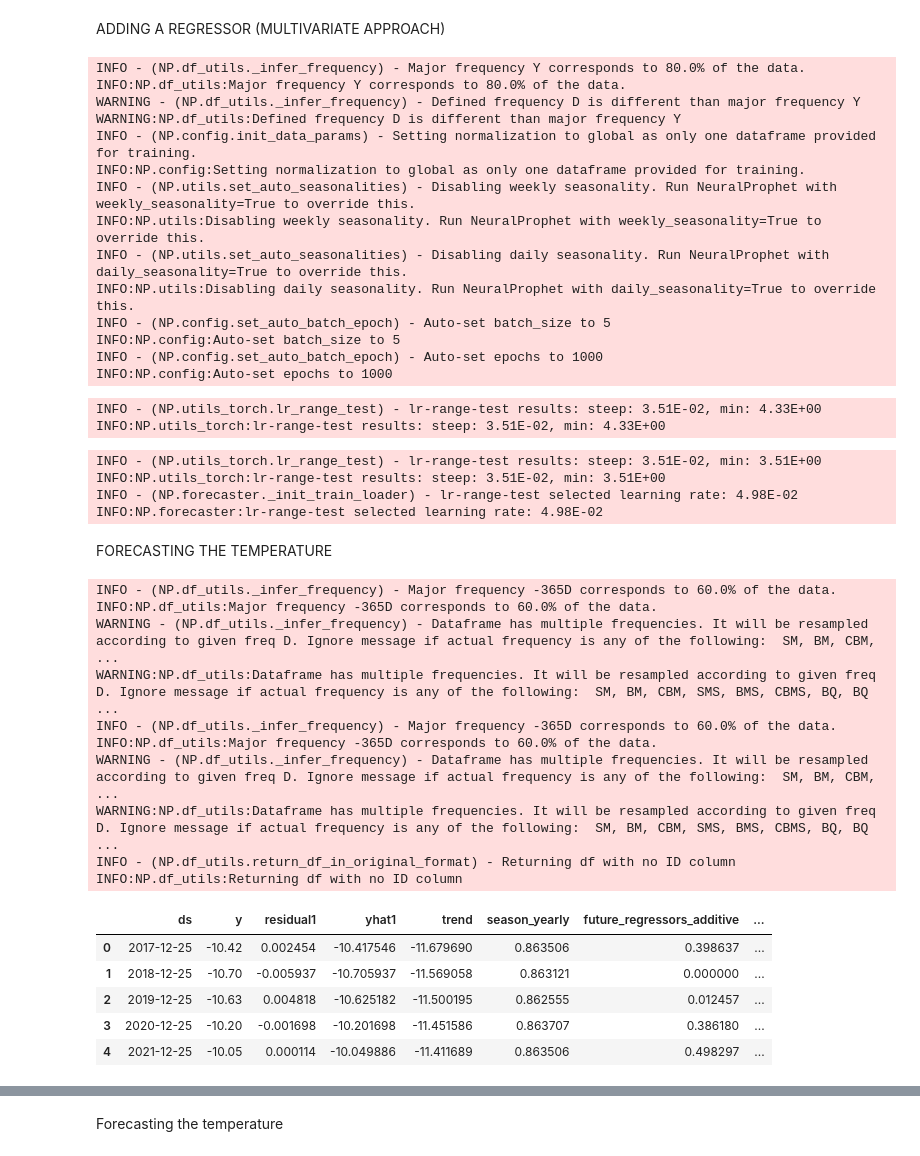
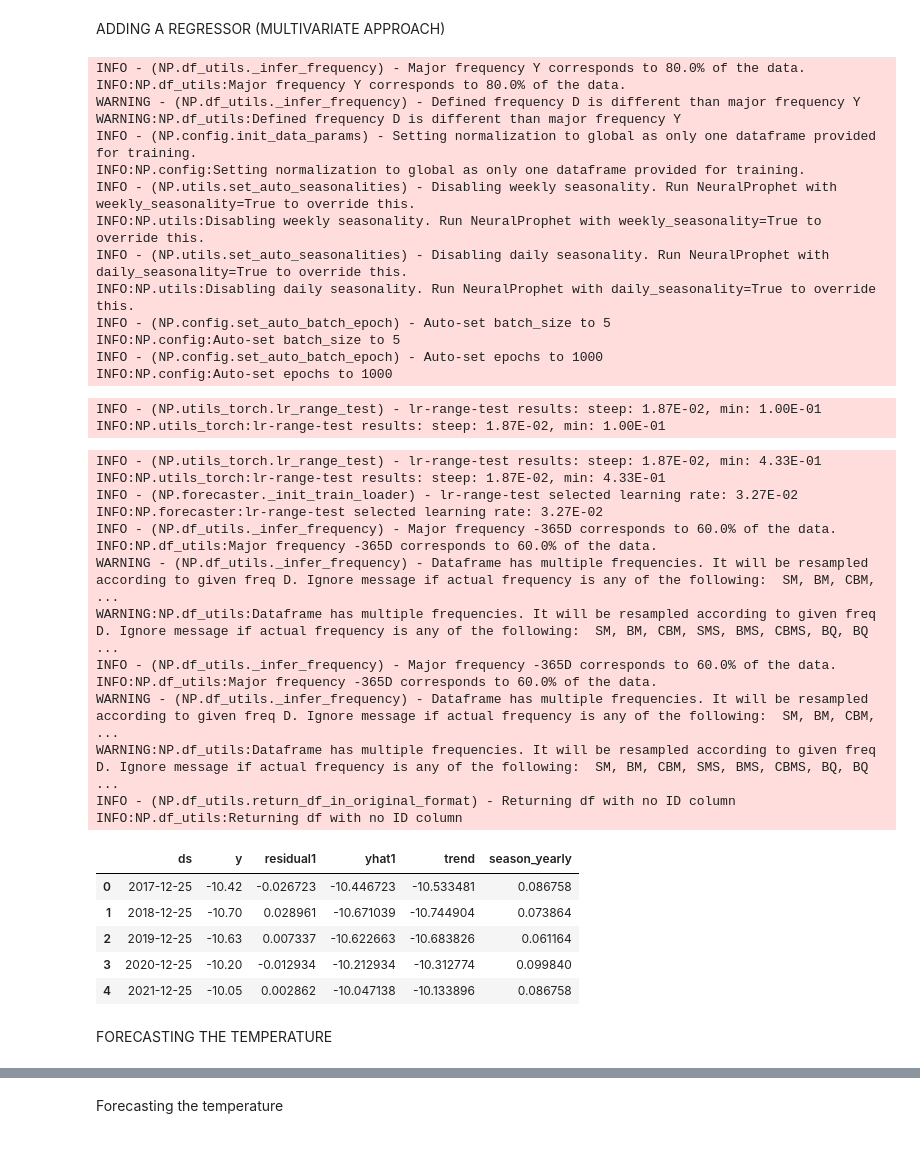
Before and after one commit to deamonknoppix/Python_Projects, a Jupyter notebook: Weather_Forecast.ipynb, the cells around one changed output, grey strips where cells are left out. Cells and saved outputs as stored; diff of their text form; code cells hidden in the pictures.

```diff
--- a/Weather_Forecast.ipynb
+++ b/Weather_Forecast.ipynb
@@ -96,48 +105,45 @@ new_column.tail()
 ADDING A REGRESSOR (MULTIVARIATE APPROACH)
 # %%
 n = NeuralProphet()
-n.add_future_regressor('z')
-model = n.fit(new_column, freq='D',)
+model = n.fit(new_column, freq='D')
+forecast = n.predict(new_column)
+forecast.tail()
 # %% [output]
 INFO - (NP.df_utils._infer_frequency) - Major frequency Y corresponds to 80.0% of the data.
 INFO:NP.df_utils:Major frequency Y corresponds to 80.0% of the data.
 WARNING - (NP.df_utils._infer_frequency) - Defined frequency D is different than major frequency Y
 WARNING:NP.df_utils:Defined frequency D is different than major frequency Y
 INFO - (NP.config.init_data_params) - Setting normalization to global as only one dataframe provided for training.
 INFO:NP.config:Setting normalization to global as only one dataframe provided for training.
 INFO - (NP.utils.set_auto_seasonalities) - Disabling weekly seasonality. Run NeuralProphet with weekly_seasonality=True to override this.
 INFO:NP.utils:Disabling weekly seasonality. Run NeuralProphet with weekly_seasonality=True to override this.
 INFO - (NP.utils.set_auto_seasonalities) - Disabling daily seasonality. Run NeuralProphet with daily_seasonality=True to override this.
 INFO:NP.utils:Disabling daily seasonality. Run NeuralProphet with daily_seasonality=True to override this.
 INFO - (NP.config.set_auto_batch_epoch) - Auto-set batch_size to 5
 INFO:NP.config:Auto-set batch_size to 5
 INFO - (NP.config.set_auto_batch_epoch) - Auto-set epochs to 1000
 INFO:NP.config:Auto-set epochs to 1000
-INFO - (NP.utils_torch.lr_range_test) - lr-range-test results: steep: 3.51E-02, min: 4.33E+00
-INFO:NP.utils_torch:lr-range-test results: steep: 3.51E-02, min: 4.33E+00
+INFO - (NP.utils_torch.lr_range_test) - lr-range-test results: steep: 1.87E-02, min: 1.00E-01
+INFO:NP.utils_torch:lr-range-test results: steep: 1.87E-02, min: 1.00E-01
-INFO - (NP.utils_torch.lr_range_test) - lr-range-test results: steep: 3.51E-02, min: 3.51E+00
-INFO:NP.utils_torch:lr-range-test results: steep: 3.51E-02, min: 3.51E+00
-INFO - (NP.forecaster._init_train_loader) - lr-range-test selected learning rate: 4.98E-02
-INFO:NP.forecaster:lr-range-test selected learning rate: 4.98E-02
+INFO - (NP.utils_torch.lr_range_test) - lr-range-test results: steep: 1.87E-02, min: 4.33E-01
+INFO:NP.utils_torch:lr-range-test results: steep: 1.87E-02, min: 4.33E-01
+INFO - (NP.forecaster._init_train_loader) - lr-range-test selected learning rate: 3.27E-02
+INFO:NP.forecaster:lr-range-test selected learning rate: 3.27E-02
+INFO - (NP.df_utils._infer_frequency) - Major frequency -365D corresponds to 60.0% of the data.
+INFO:NP.df_utils:Major frequency -365D corresponds to 60.0% of the data.
+WARNING - (NP.df_utils._infer_frequency) - Dataframe has multiple frequencies. It will be resampled according to given freq D. Ignore message if actual frequency is any of the following:  SM, BM, CBM, ...
+WARNING:NP.df_utils:Dataframe has multiple frequencies. It will be resampled according to given freq D. Ignore message if actual frequency is any of the following:  SM, BM, CBM, SMS, BMS, CBMS, BQ, BQ ...
+INFO - (NP.df_utils._infer_frequency) - Major frequency -365D corresponds to 60.0% of the data.
+INFO:NP.df_utils:Major frequency -365D corresponds to 60.0% of the data.
+WARNING - (NP.df_utils._infer_frequency) - Dataframe has multiple frequencies. It will be resampled according to given freq D. Ignore message if actual frequency is any of the following:  SM, BM, CBM, ...
+WARNING:NP.df_utils:Dataframe has multiple frequencies. It will be resampled according to given freq D. Ignore message if actual frequency is any of the following:  SM, BM, CBM, SMS, BMS, CBMS, BQ, BQ ...
+INFO - (NP.df_utils.return_df_in_original_format) - Returning df with no ID column
+INFO:NP.df_utils:Returning df with no ID column
+|  | ds | y | residual1 | yhat1 | trend | season_yearly |
+| 0 | 2017-12-25 | -10.42 | -0.026723 | -10.446723 | -10.533481 | 0.086758 |
+| 1 | 2018-12-25 | -10.70 | 0.028961 | -10.671039 | -10.744904 | 0.073864 |
+| 2 | 2019-12-25 | -10.63 | 0.007337 | -10.622663 | -10.683826 | 0.061164 |
+| 3 | 2020-12-25 | -10.20 | -0.012934 | -10.212934 | -10.312774 | 0.099840 |
+| 4 | 2021-12-25 | -10.05 | 0.002862 | -10.047138 | -10.133896 | 0.086758 |
 # %% [markdown]
 FORECASTING THE TEMPERATURE
-# %%
-forecast = n.predict(new_column)
-forecast.tail()
-# %% [output]
-INFO - (NP.df_utils._infer_frequency) - Major frequency -365D corresponds to 60.0% of the data.
-INFO:NP.df_utils:Major frequency -365D corresponds to 60.0% of the data.
-WARNING - (NP.df_utils._infer_frequency) - Dataframe has multiple frequencies. It will be resampled according to given freq D. Ignore message if actual frequency is any of the following:  SM, BM, CBM, ...
-WARNING:NP.df_utils:Dataframe has multiple frequencies. It will be resampled according to given freq D. Ignore message if actual frequency is any of the following:  SM, BM, CBM, SMS, BMS, CBMS, BQ, BQ ...
-INFO - (NP.df_utils._infer_frequency) - Major frequency -365D corresponds to 60.0% of the data.
-INFO:NP.df_utils:Major frequency -365D corresponds to 60.0% of the data.
-WARNING - (NP.df_utils._infer_frequency) - Dataframe has multiple frequencies. It will be resampled according to given freq D. Ignore message if actual frequency is any of the following:  SM, BM, CBM, ...
-WARNING:NP.df_utils:Dataframe has multiple frequencies. It will be resampled according to given freq D. Ignore message if actual frequency is any of the following:  SM, BM, CBM, SMS, BMS, CBMS, BQ, BQ ...
-INFO - (NP.df_utils.return_df_in_original_format) - Returning df with no ID column
-INFO:NP.df_utils:Returning df with no ID column
-|  | ds | y | residual1 | yhat1 | trend | season_yearly | future_regressors_additive | ... |
-| 0 | 2017-12-25 | -10.42 | 0.002454 | -10.417546 | -11.679690 | 0.863506 | 0.398637 | ... |
-| 1 | 2018-12-25 | -10.70 | -0.005937 | -10.705937 | -11.569058 | 0.863121 | 0.000000 | ... |
-| 2 | 2019-12-25 | -10.63 | 0.004818 | -10.625182 | -11.500195 | 0.862555 | 0.012457 | ... |
-| 3 | 2020-12-25 | -10.20 | -0.001698 | -10.201698 | -11.451586 | 0.863707 | 0.386180 | ... |
-| 4 | 2021-12-25 | -10.05 | 0.000114 | -10.049886 | -11.411689 | 0.863506 | 0.498297 | ... |
```
Also changed, not shown: parts of 5 cells of this notebook.
